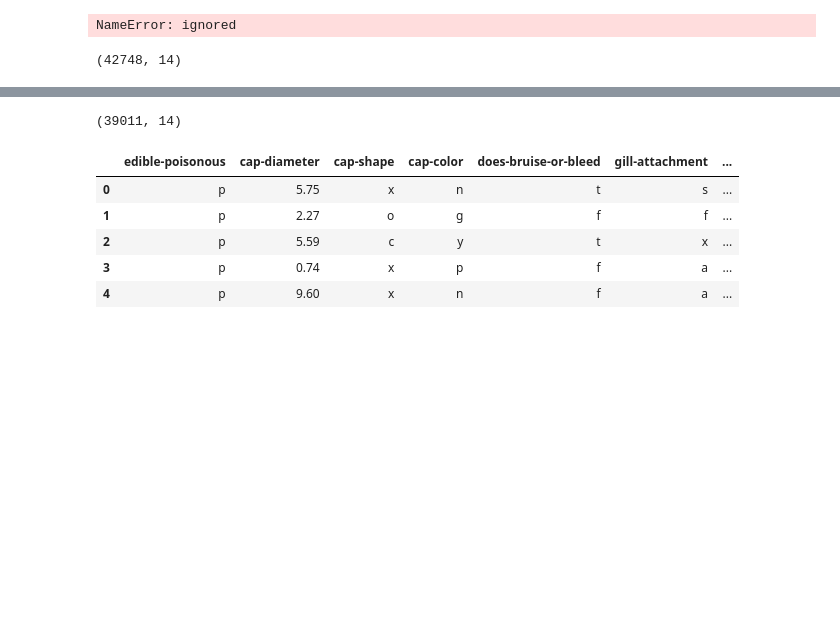
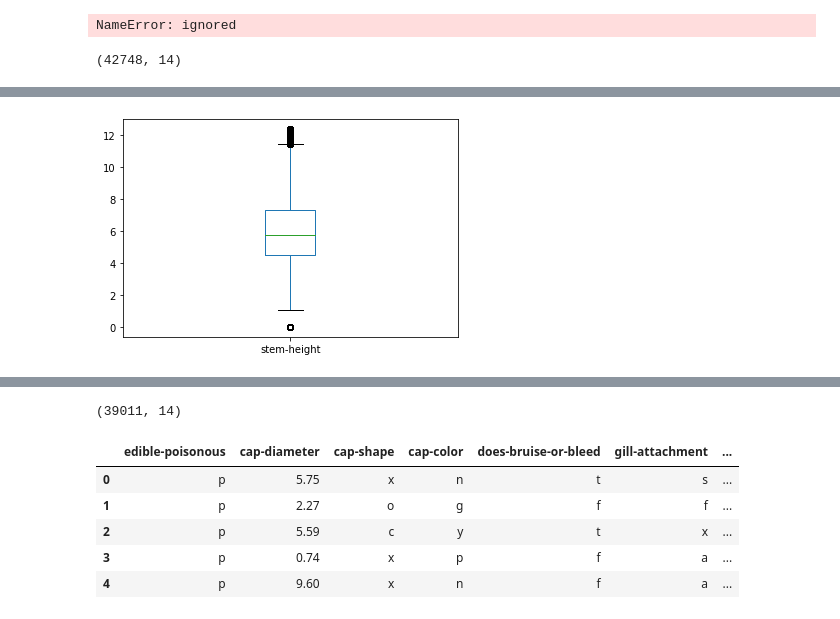
Before and after one commit to sarkar2527/DSAP, a Jupyter notebook: Hackathon.ipynb, the cells around one changed output, grey strips where cells are left out. Drawn from its saved outputs; the diff is of its cells as text; code cells hidden in the pictures; blank space fills up the shorter version.

```diff
--- a/Hackathon.ipynb
+++ b/Hackathon.ipynb
@@ -144,0 +149,4 @@ df_new = df_raw[~((df_raw[cols] < (Q1 - 1.5 * IQR)) |(df_raw[cols] > (Q3 + 1.5 *
+# %%
+  plot_boxplot(df_new, 'stem-height')
+# %% [output]
+[figure, added]
```
Also changed, not shown: parts of 3 cells of this notebook.
